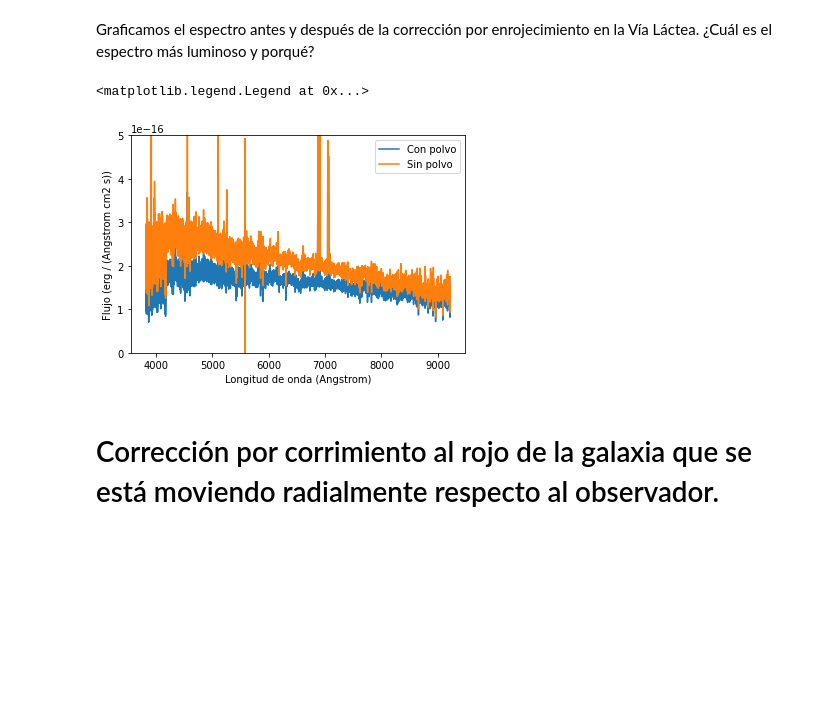
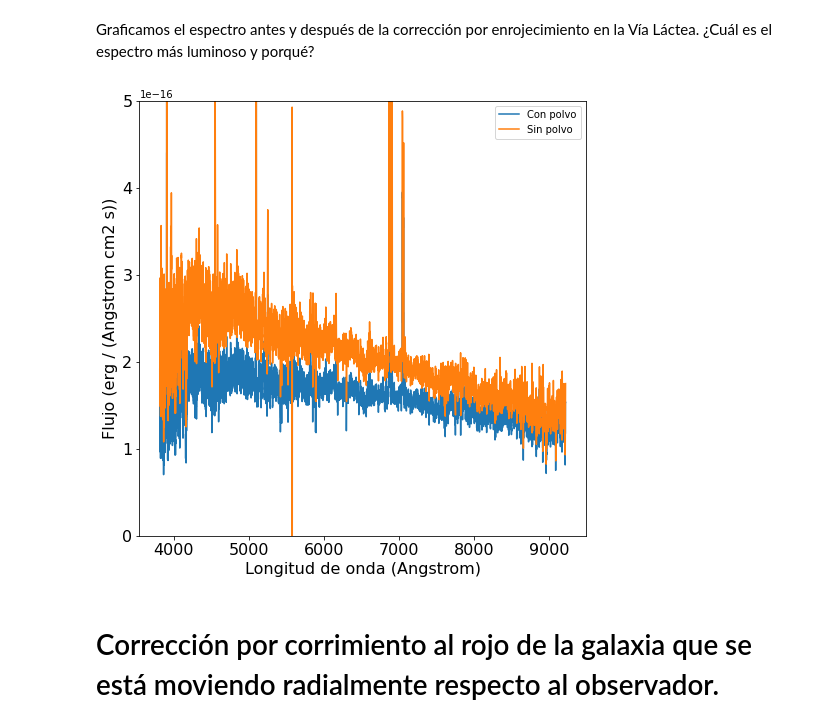
Before and after one commit to sundarjhu/UACJ_Jornada2021, a Jupyter notebook: Espectro_UACJ.ipynb, the cells around one changed output. Saved outputs shown, nothing was run; the diff lists cells and outputs as text; code cells hidden in the pictures; blank space fills up the shorter version.

```diff
--- a/Espectro_UACJ.ipynb
+++ b/Espectro_UACJ.ipynb
@@ -312,17 +298,18 @@ uflux = flux / ext.extinguish(1/wave.to(u.micron), Ebv=ebvmw)
 # %% [markdown]
 Graficamos el espectro antes y después de la corrección por enrojecimiento en la Vía Láctea. ¿Cuál es el espectro más luminoso y porqué?
 # %%
-f, ax = plt.subplots()
+f, ax = plt.subplots(figsize = (8, 8))
 
 ax.step(spec.spectral_axis, spec.flux, label='Con polvo')
 ax.plot(wave,uflux, label='Sin polvo')
-plt.xlabel('Longitud de onda ({})'.format(spec.spectral_axis.unit))
-plt.ylabel('Flujo ({})'.format(spec.flux.unit))
+plt.xlabel('Longitud de onda ({})'.format(spec.spectral_axis.unit), fontsize = 16)
+plt.ylabel('Flujo ({})'.format(spec.flux.unit), fontsize = 16)
 plt.ylim(0,5e-16)
-plt.legend()
+plt.xticks(fontsize = 16)
+plt.yticks(fontsize = 16)
+plt.legend(loc = 'best');
 # %% [output]
-<matplotlib.legend.Legend at 0x...>
-[figure, old version]
+[figure, new version]
 # %% [markdown]
 # Corrección por corrimiento al rojo de la galaxia que se está moviendo radialmente respecto al observador.
 # %% [markdown]
```
Also changed, not shown: parts of 9 cells of this notebook.
